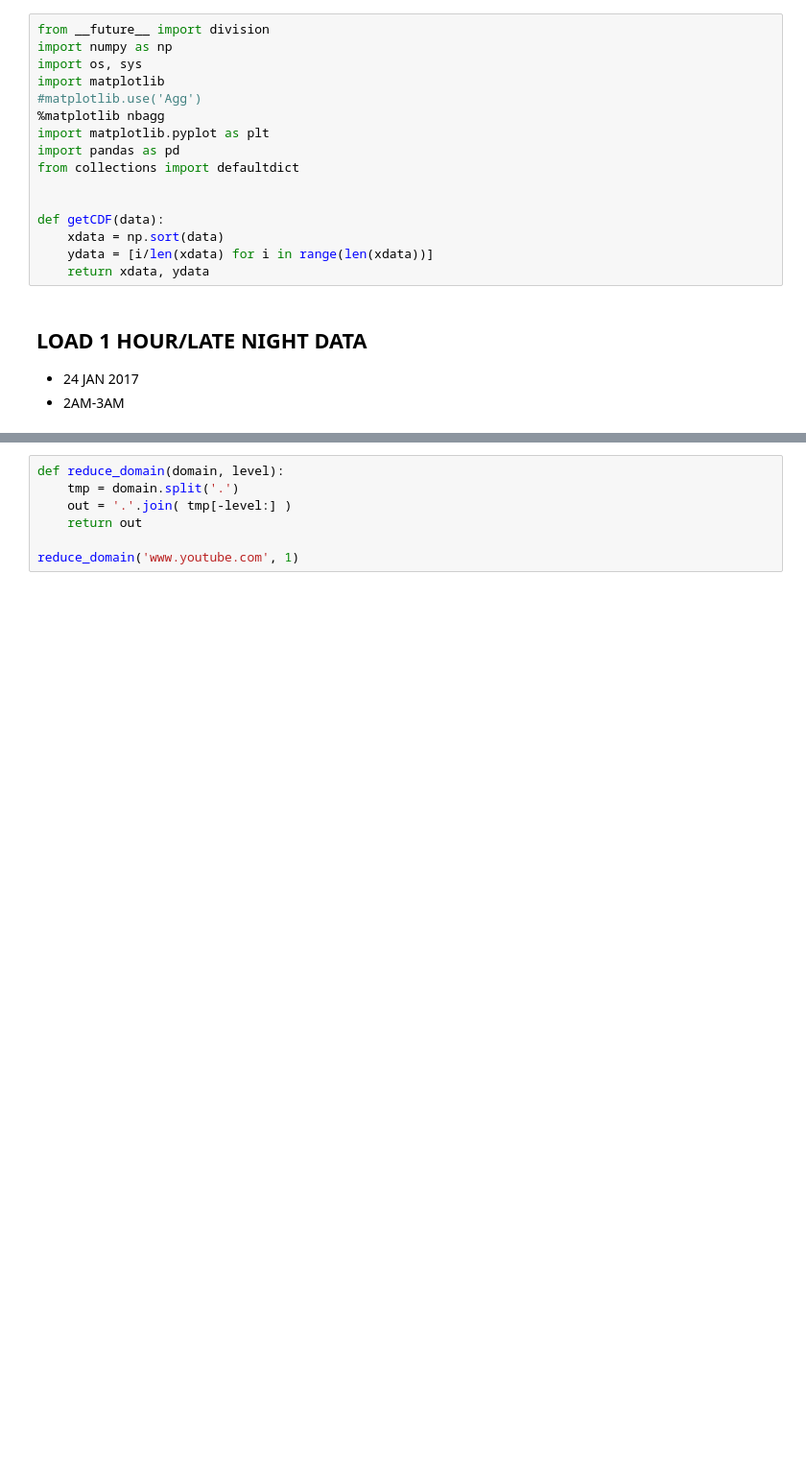
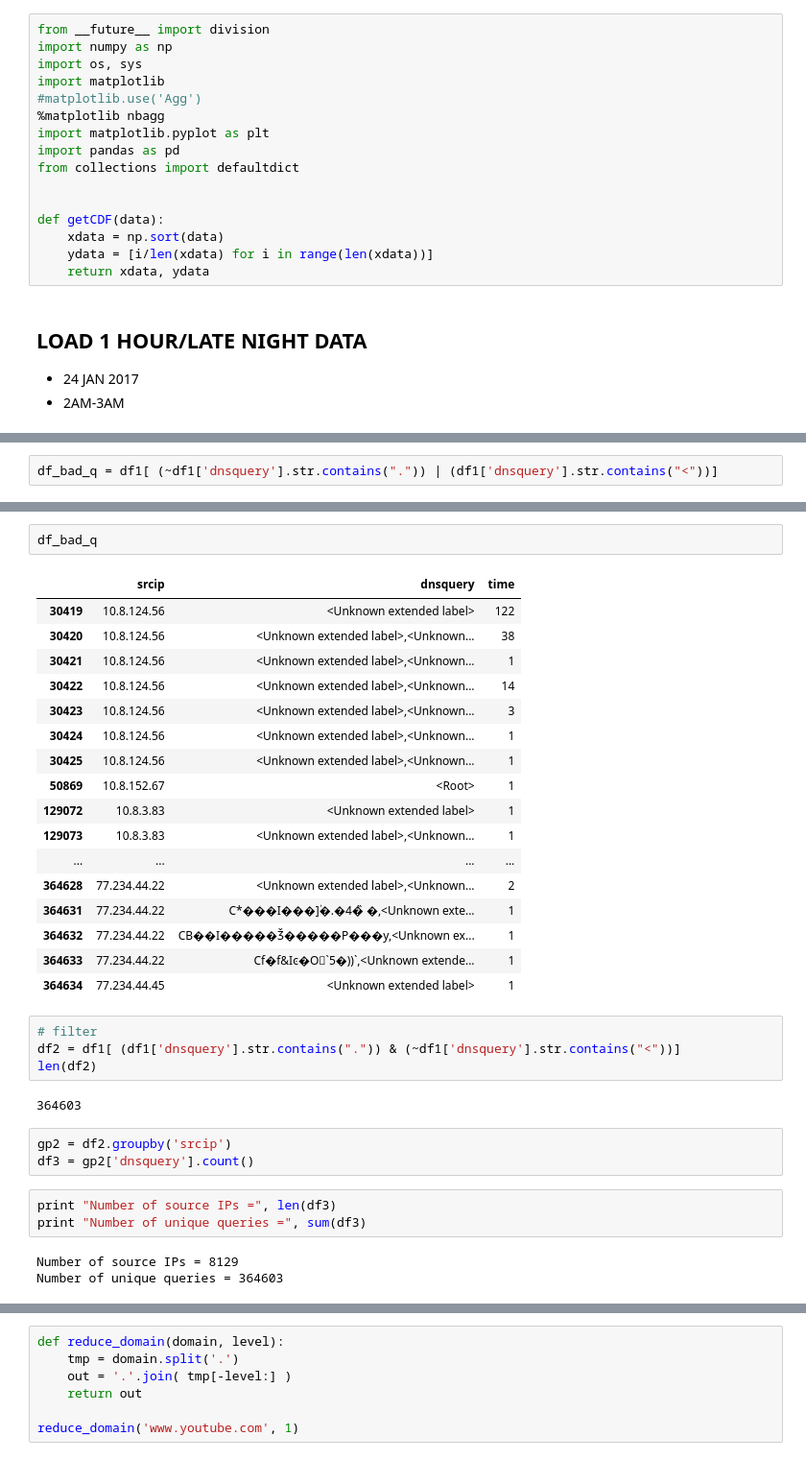
Before and after one commit to shahifaqeer/oit-dns, a Jupyter notebook: OIT-DNS-1hr-night-analysis.ipynb, the cells around one changed output, grey strips where cells are left out. Shown at 96% size. Cells and saved outputs as stored; diff of their text form; blank space fills up the shorter version.

```diff
--- a/OIT-DNS-1hr-night-analysis.ipynb
+++ b/OIT-DNS-1hr-night-analysis.ipynb
@@ -61,0 +101,2 @@ len(df['srcip'].unique())
+# %%
+df_bad_q = df1[ (~df1['dnsquery'].str.contains(".")) | (df1['dnsquery'].str.contains("<"))]
@@ -61,0 +107,35 @@ len(df['srcip'].unique())
+# %%
+df_bad_q
+# %% [output]
+|  | srcip | dnsquery | time |
+| 30419 | 10.8.124.56 | <Unknown extended label> | 122 |
+| 30420 | 10.8.124.56 | <Unknown extended label>,<Unknown... | 38 |
+| 30421 | 10.8.124.56 | <Unknown extended label>,<Unknown... | 1 |
+| 30422 | 10.8.124.56 | <Unknown extended label>,<Unknown... | 14 |
+| 30423 | 10.8.124.56 | <Unknown extended label>,<Unknown... | 3 |
+| 30424 | 10.8.124.56 | <Unknown extended label>,<Unknown... | 1 |
+| 30425 | 10.8.124.56 | <Unknown extended label>,<Unknown... | 1 |
+| 50869 | 10.8.152.67 | <Root> | 1 |
+| 129072 | 10.8.3.83 | <Unknown extended label> | 1 |
+| 129073 | 10.8.3.83 | <Unknown extended label>,<Unknown... | 1 |
+| ... | ... | ... | ... |
+| 364628 | 77.234.44.22 | <Unknown extended label>,<Unknown... | 2 |
+| 364631 | 77.234.44.22 | C*���I���]ؙ�.�4�̏ �,<Unknown exte... | 1 |
+| 364632 | 77.234.44.22 | CB��I�����Ǯ�����P���y,<Unknown ex... | 1 |
+| 364633 | 77.234.44.22 | Cf�f&Iͼ�Oٕ`5�))`,<Unknown extende... | 1 |
+| 364634 | 77.234.44.45 | <Unknown extended label> | 1 |
+# %%
+# filter
+df2 = df1[ (df1['dnsquery'].str.contains(".")) & (~df1['dnsquery'].str.contains("<"))]
+len(df2)
+# %% [output]
+364603
+# %%
+gp2 = df2.groupby('srcip')
+df3 = gp2['dnsquery'].count()
+# %%
+print "Number of source IPs =", len(df3)
+print "Number of unique queries =", sum(df3)
+# %% [output]
+Number of source IPs = 8129
+Number of unique queries = 364603
```
Also changed, not shown: parts of 48 cells of this notebook.
